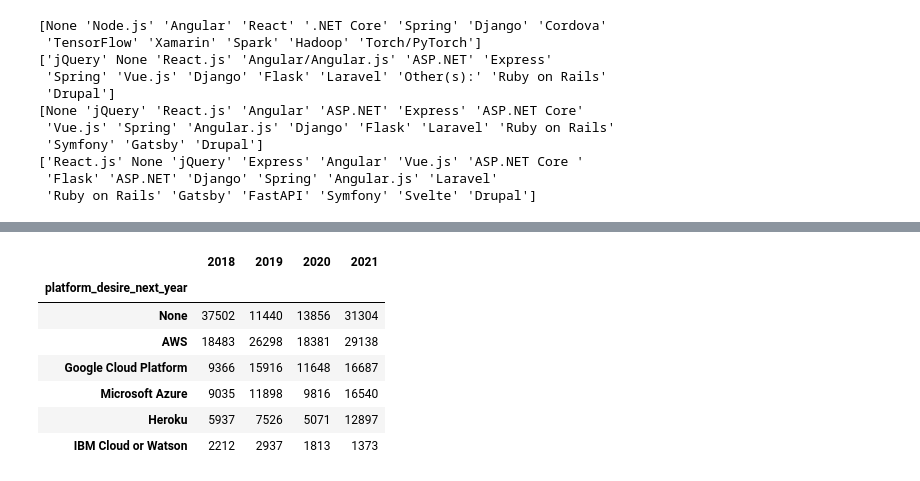
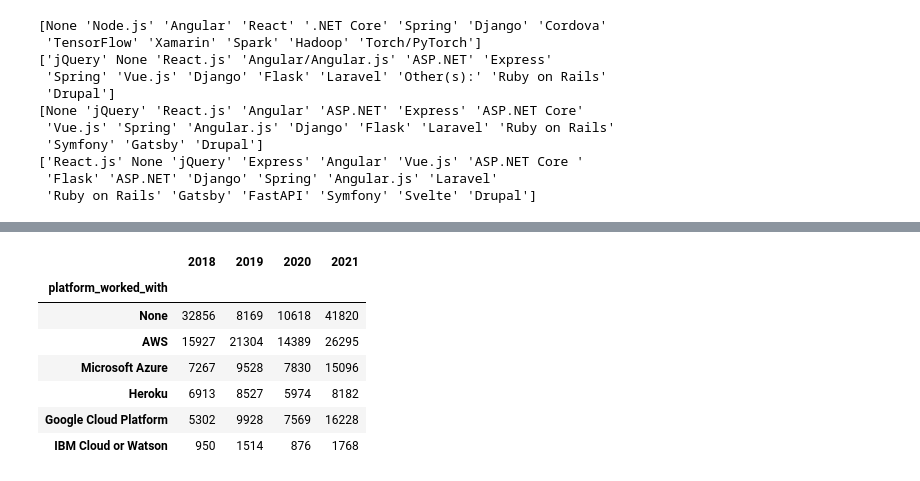
Before and after one commit to Zibusiso-Mangoye/sof_sa, a Jupyter notebook: notebooks/exploration.ipynb, the cells around one changed output, grey strips where cells are left out. Cells and saved outputs as stored; diff of their text form; code cells hidden in the pictures.

```diff
--- a/notebooks/exploration.ipynb
+++ b/notebooks/exploration.ipynb
@@ -143,12 +186,11 @@ def count_unique_items_in_column(df: pd.DataFrame, column_name: str) -> pd.DataF
     return df_temp
 
 
-def merge_dfs(dataframe_list: list, column_name: str) -> pd.DataFrame:
-    """Merges dataframes on column_name
+def _merge(dataframe_list: list) -> pd.DataFrame:
+    """Merges dataframes on index
 
     Args:
         dataframe_list (list): a list of dataframes to merge
-        column_name (str): column name to merge dataframes on
 
     Returns:
         pd.DataFrame: merged dataframe
@@ -159,22 +201,9 @@ def merge_dfs(dataframe_list: list, column_name: str) -> pd.DataFrame:
     if len(dataframe_list) != 4:
         raise ValueError("List of dataframes must be equal to four(4)")
 
-    dfs = []
-    for df in dataframe_list:
-        if 'platform' in column_name:
-            df1 = count_unique_items_in_column(df, column_name).rename(index={'Google Cloud Platform/App Engine': 'Google Cloud Platform', 'Azure': 'Microsoft Azure'})
-        elif 'web' in column_name:
-            df1 = count_unique_items_in_column(df, column_name).rename(index={'React': 'React.js', 'Angular': 'Angular.js', 'Angular/Angular.js': 'Angular.js'}, errors='ignore')
-            for i in ['ASP.NET', 'jQuery', 'Vue.js', 'Flask', 'Laravel',  'Express', 'Ruby on Rails', 'Drupal']:
-                if i not in df18.index.values:
-                    df1.loc[i] = 0
-        else:
-            df1 = count_unique_items_in_column(df, column_name)
-        dfs.append(df1)
-
-    df18_19 = pd.merge(dfs[0], dfs[1], on=column_name)
-    df20_21 = pd.merge(dfs[2], dfs[3], on=column_name)
-    dfs_merged = pd.merge(df18_19, df20_21, on=column_name)
+    df18_19 = pd.merge(dataframe_list[0], dataframe_list[1], left_index=True, right_index=True)
+    df20_21 = pd.merge(dataframe_list[2], dataframe_list[3], left_index=True, right_index=True)
+    dfs_merged = pd.merge(df18_19, df20_21, left_index=True, right_index=True)
     dfs_merged.columns = ['2018', '2019', '2020', '2021']
 
     return dfs_merged
@@ -234,25 +303,29 @@ df18
 # %%
+# Platforms
+# Only dealing with cloud platforms : AWS Microsoft Azure Heroku  Google Cloud Platform	 IBM Cloud or Watson
 # change 'Google Cloud Platform/App Engine' into 'Google Cloud Platform'
 # change 'Azure' in 2018 dataset to 'Microsoft Azure'
+df18 = count_unique_items_in_column(df2018, 'platform_worked_with').rename(index={'Google Cloud Platform/App Engine': 'Google Cloud Platform', 'Azure': 'Microsoft Azure'})
+df19 = count_unique_items_in_column(df2019, 'platform_worked_with')
+df20 = count_unique_items_in_column(df2020, 'platform_worked_with')
+df21 = count_unique_items_in_column(df2021, 'platform_worked_with')
+
+l = [df18, df19, df20, df21]
+platforms = _merge(l)
 
 df18 = count_unique_items_in_column(df2018, 'platform_desire_next_year').rename(index={'Google Cloud Platform/App Engine': 'Google Cloud Platform', 'Azure': 'Microsoft Azure'})
 df19 = count_unique_items_in_column(df2019, 'platform_desire_next_year')
 df20 = count_unique_items_in_column(df2020, 'platform_desire_next_year')
 df21 = count_unique_items_in_column(df2021, 'platform_desire_next_year')
 
 l = [df18, df19, df20, df21]
-
-df18_19 = pd.merge(df18, df19, left_index=True, right_index=True)
-df20_21 = pd.merge(df20, df21, left_index=True, right_index=True)
-dfs_merged = pd.merge(df18_19, df20_21, left_index=True, right_index=True)
-dfs_merged.columns = ['2018', '2019', '2020', '2021']
-dfs_merged
+future_platforms = _merge(l)
 # %% [output]
 |  | 2018 | 2019 | 2020 | 2021 |
-| platform_desire_next_year |  |  |  |  |
-| None | 37502 | 11440 | 13856 | 31304 |
-| AWS | 18483 | 26298 | 18381 | 29138 |
-| Google Cloud Platform | 9366 | 15916 | 11648 | 16687 |
-| Microsoft Azure | 9035 | 11898 | 9816 | 16540 |
-| Heroku | 5937 | 7526 | 5071 | 12897 |
-| IBM Cloud or Watson | 2212 | 2937 | 1813 | 1373 |
+| platform_worked_with |  |  |  |  |
+| None | 32856 | 8169 | 10618 | 41820 |
+| AWS | 15927 | 21304 | 14389 | 26295 |
+| Microsoft Azure | 7267 | 9528 | 7830 | 15096 |
+| Heroku | 6913 | 8527 | 5974 | 8182 |
+| Google Cloud Platform | 5302 | 9928 | 7569 | 16228 |
+| IBM Cloud or Watson | 950 | 1514 | 876 | 1768 |
```
Also changed, not shown: parts of 23 cells of this notebook, 4 other files.
